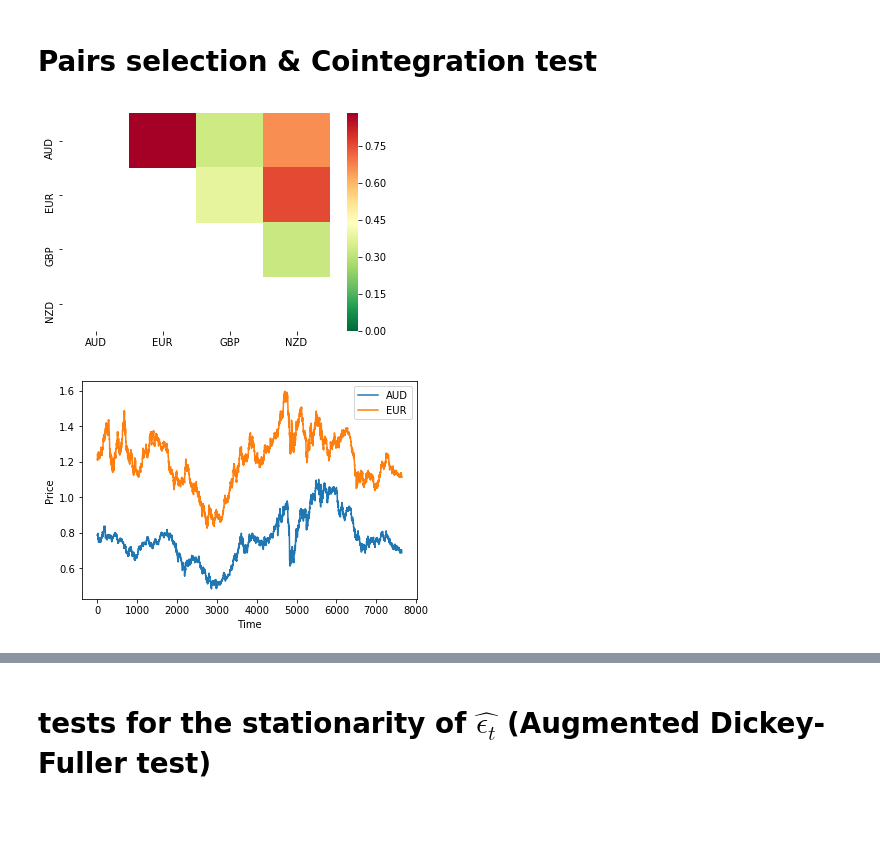
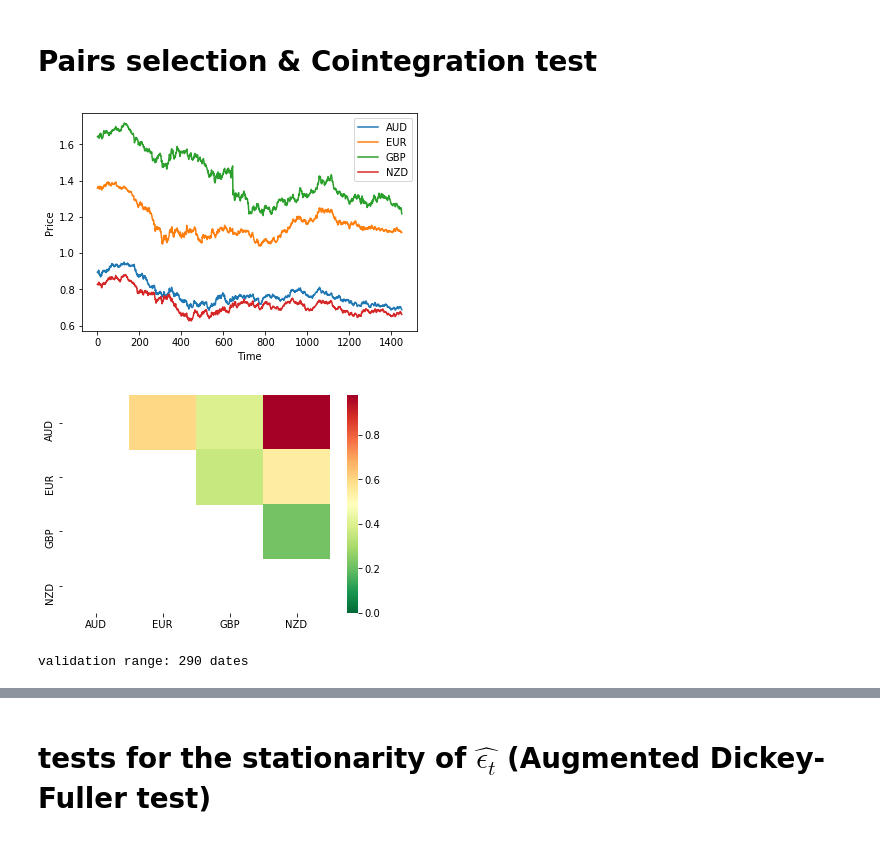
Before and after one commit to thtang/Pair-trading, a Jupyter notebook: src/pair_trading_dev.ipynb, the cells around one changed output, grey strips where cells are left out. Drawn from its saved outputs; the diff is of its cells as text; code cells hidden in the pictures.

```diff
--- a/src/pair_trading_dev.ipynb
+++ b/src/pair_trading_dev.ipynb
@@ -34,5 +25,7 @@ df.columns = ["Date", "AUD", "EUR", "GBP", "NZD"]
 # %%
 prices_df = df[["AUD", "EUR", "GBP", "NZD"]]
+
+prices_df = prices_df.iloc[6192:,].reset_index(drop=True) # from 2009-01-01
 # %% [markdown]
 # Pairs selection & Cointegration test
 # %%
@@ -40,18 +33,17 @@ pvalues, pairs = find_cointegrated_pairs(prices_df)
 # %%
 stock_list = ["AUD", "EUR", "GBP", "NZD"]
 # %%
+plt.plot(prices_df["AUD"])
+plt.plot(prices_df["EUR"])
+plt.plot(prices_df["GBP"])
+plt.plot(prices_df["NZD"])
+plt.xlabel("Time")
+plt.ylabel("Price")
+plt.legend(stock_list,loc='best')
+plt.show()
+
 sns.heatmap(1-pvalues, xticklabels=stock_list, yticklabels=stock_list, cmap='RdYlGn_r', mask = (pvalues == 1))
 plt.show()
 # %% [output]
-[figure, old version]
+[figure, new version]
+[figure, added]
-# %%
-stock_df1 = prices_df["AUD"]
-stock_df2 = prices_df["EUR"]
-plt.plot(stock_df1)
-plt.plot(stock_df2)
-plt.xlabel("Time")
-plt.ylabel("Price")
-plt.legend(["AUD", "EUR"],loc='best')
-plt.show()
-# %% [output]
-[figure, removed]
@@ -58,5 +53,8 @@ plt.show()
 # %%
 val_num = int(len(stock_df1)*0.2)
+print("validation range: {} dates".format(val_num))
+# %% [output]
+validation range: 290 dates
 # %%
 X = np.array(stock_df1[:-val_num]).reshape(-1,1)
 y = np.array(stock_df2[:-val_num])
```
Also changed, not shown: parts of 25 cells of this notebook, 2 other files.
